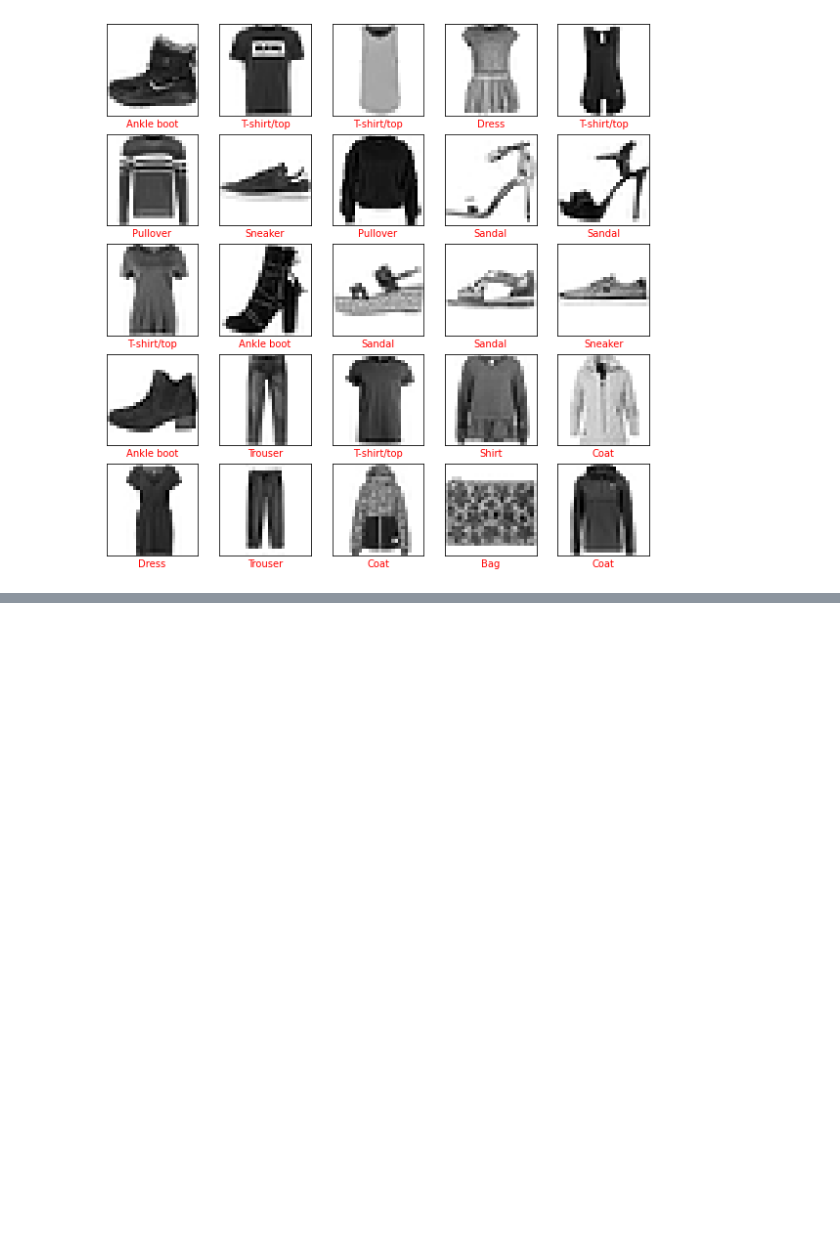
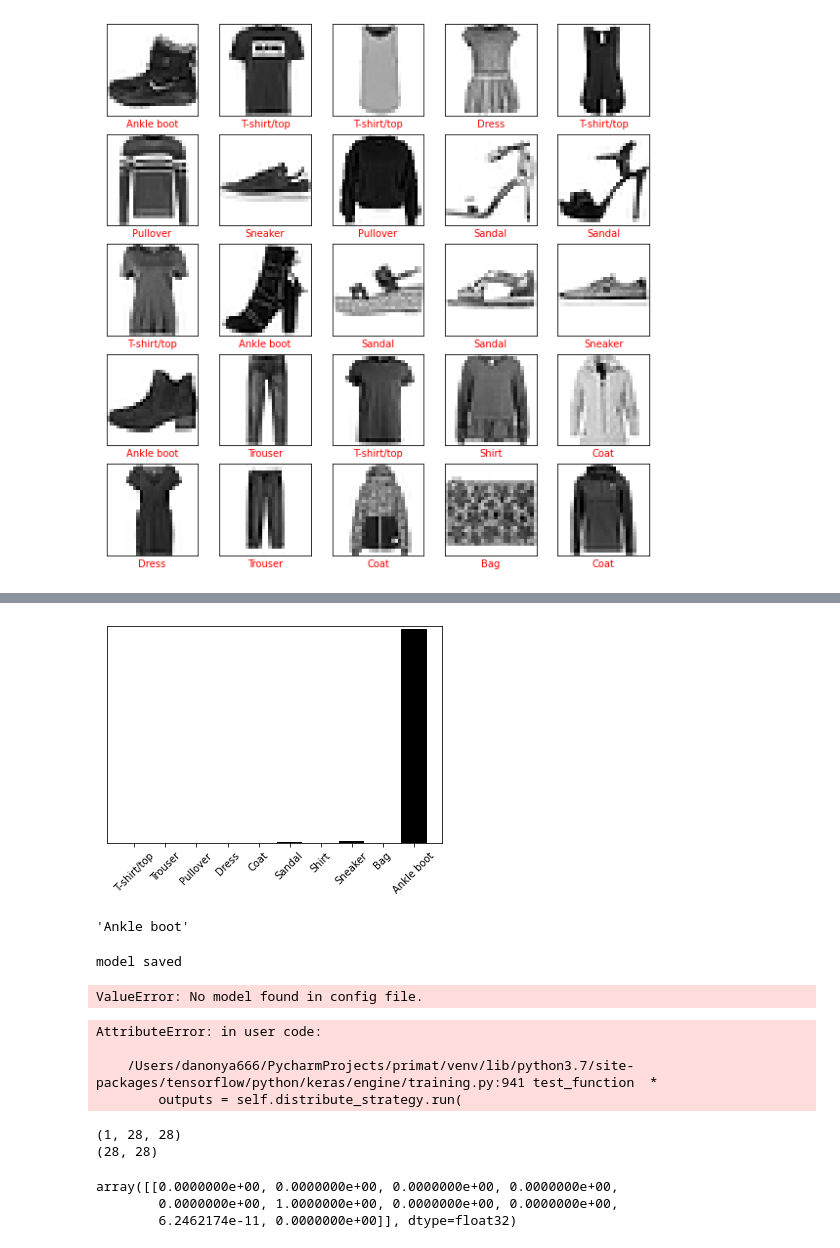
Before and after one commit to danonya666/primat, a Jupyter notebook: object_recogniser/nn.ipynb, the cells around one changed output, grey strips where cells are left out. Saved outputs shown, nothing was run; the diff lists cells and outputs as text; code cells hidden in the pictures; blank space fills up the shorter version.

```diff
--- a/object_recogniser/nn.ipynb
+++ b/object_recogniser/nn.ipynb
@@ -33,0 +131,6 @@ for i in range(25):
+# %%
+# Возьмём изображение из тестового набора данных
+img = test_images[0]
+# %%
+#Добавим изображение в пакет, где он является единственным членом
+img = (np.expand_dims (img, 0))
@@ -33,0 +143,59 @@ for i in range(25):
+# %%
+plot_value_array(0, predictions_single, test_labels)
+_ = plt.xticks(range(10), class_names, rotation=45)
+# %% [output]
+[figure, added]
+# %%
+result_ind = np.argmax(predictions_single[0])
+class_names[result_ind]
+# %% [output]
+'Ankle boot'
+# %%
+model.save_weights('weight.h5')
+print('model saved')
+# %% [output]
+model saved
+# %%
+from tensorflow.keras.models import load_model
+loaded_model = load_model("model.h5")
+print("Loaded model from disk")
+
+# evaluate loaded model on test data
+# loaded_model.compile(optimizer=keras.optimizers.Adam(lr=0.001, decay=1e-6),
+#               loss='sparse_categorical_crossentropy',
+#               metrics=['accuracy'])
+#
+# loaded_model
+score = loaded_model.evaluate(test_images[0])
+print("%s: %.2f%%" % (loaded_model.metrics_names[1], score[1]*100))
+# %% [output]
+ValueError: No model found in config file.
+# %%
+model = keras.Sequential([
+    keras.layers.Flatten(input_shape=(28, 28)),
+    keras.layers.Dense(128, activation=tf.nn.relu),
+    keras.layers.Dense(10, activation=tf.nn.softmax)
+])
+
+model.load_weights('weight.h5')
+
+model.compile(optimizer=keras.optimizers.Adam(lr=0.001, decay=1e-6),
+              loss='sparse_categorical_crossentropy',
+              metrics=['accuracy'])
+# %% [output]
+AttributeError: in user code:
+
+    /Users/danonya666/PycharmProjects/primat/venv/lib/python3.7/site-packages/tensorflow/python/keras/engine/training.py:941 test_function  *
+        outputs = self.distribute_strategy.run(
+# %%
+print(img.shape)
+print(test_images[0].shape)
+img = (np.expand_dims (test_images[0], 0))
+
+model.predict(img)
+# %% [output]
+(1, 28, 28)
+(28, 28)
+array([[0.0000000e+00, 0.0000000e+00, 0.0000000e+00, 0.0000000e+00,
+        0.0000000e+00, 1.0000000e+00, 0.0000000e+00, 0.0000000e+00,
+        6.2462174e-11, 0.0000000e+00]], dtype=float32)
```
Also changed, not shown: parts of 10 cells of this notebook, 2 other files.
